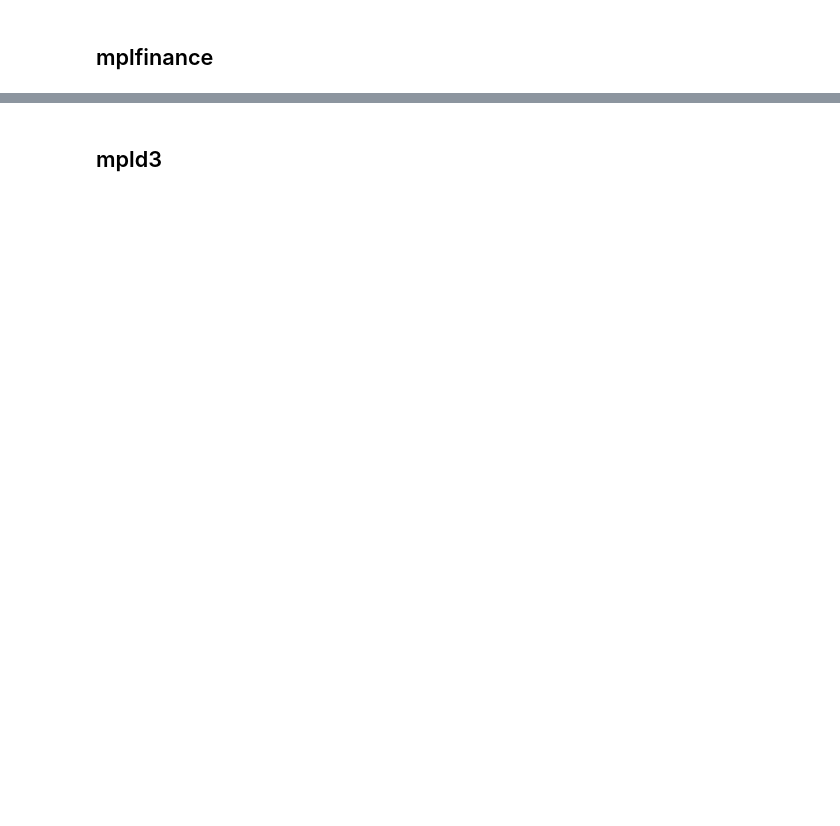
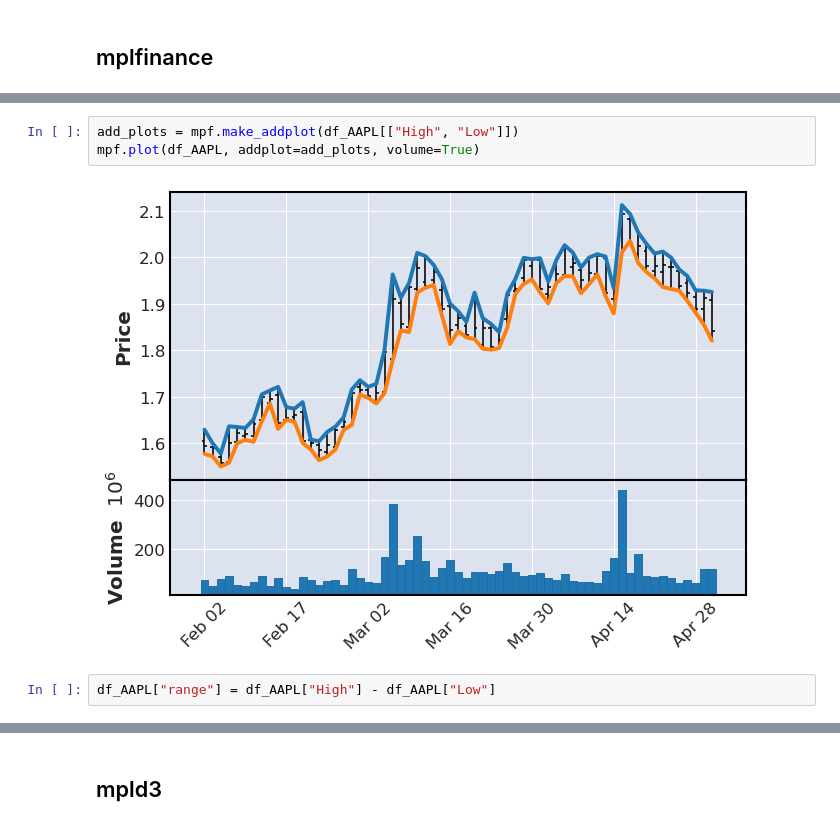
Before and after one commit to conorhamill36/viz_packages, a Jupyter notebook: notebooks/01_data_viz_libraries.ipynb, the cells around one changed output, grey strips where cells are left out. Drawn from its saved outputs; the diff is of its cells as text; blank space fills up the shorter version.

```diff
--- a/notebooks/01_data_viz_libraries.ipynb
+++ b/notebooks/01_data_viz_libraries.ipynb
@@ -214,0 +245,7 @@ fig
+# %%
+add_plots = mpf.make_addplot(df_AAPL[["High", "Low"]])
+mpf.plot(df_AAPL, addplot=add_plots, volume=True)
+# %% [output]
+[figure, added]
+# %%
+df_AAPL["range"] = df_AAPL["High"] - df_AAPL["Low"]
```
Also changed, not shown: parts of 26 cells of this notebook.
